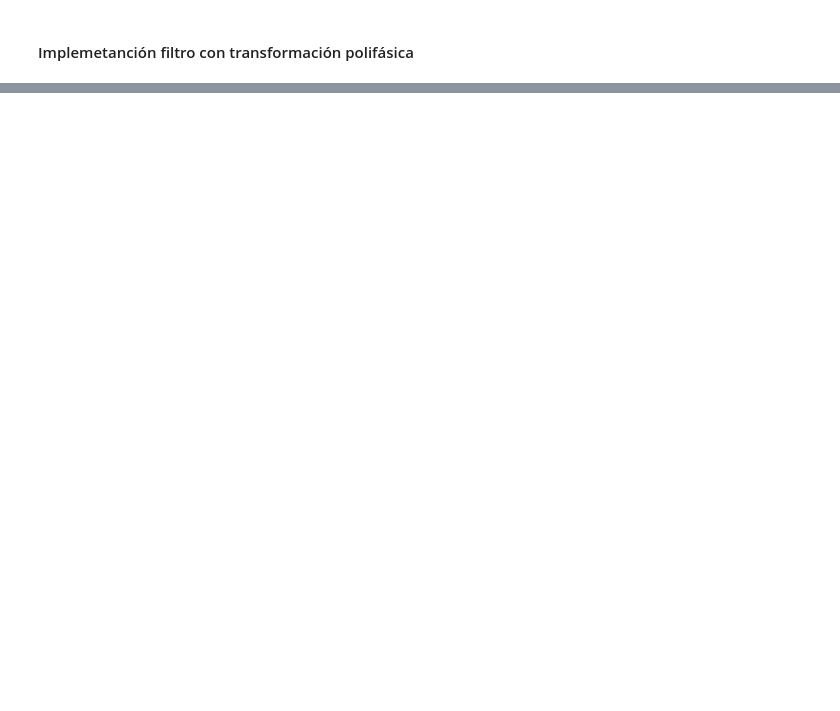
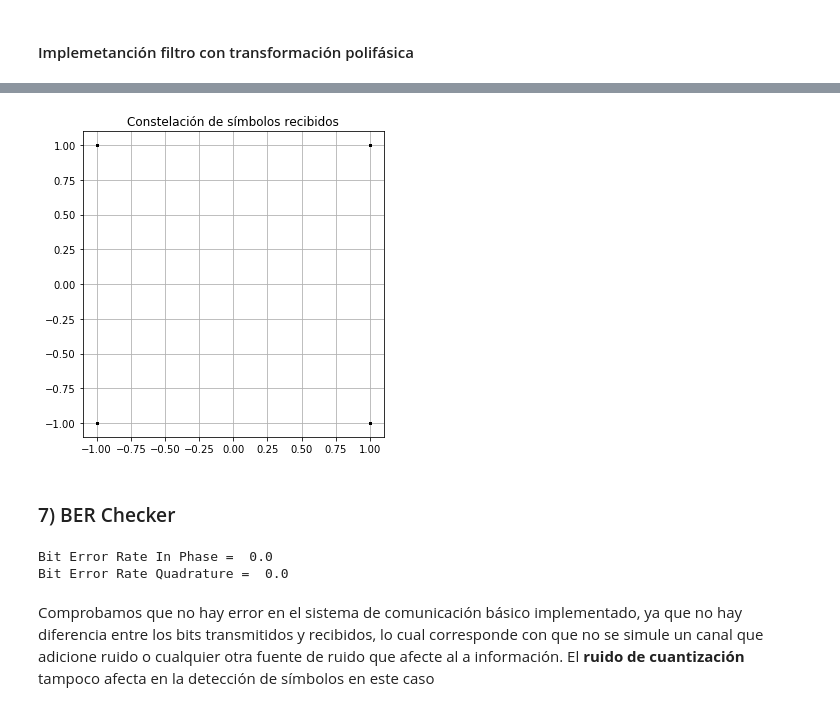
Before and after one commit to matias-dogliani/diseno_digital, a Jupyter notebook: Tp5/Ej2.ipynb, the cells around one changed output, grey strips where cells are left out. Cells and saved outputs as stored; diff of their text form; code cells hidden in the pictures; blank space fills up the shorter version.

```diff
--- a/Tp5/Ej2.ipynb
+++ b/Tp5/Ej2.ipynb
@@ -203,0 +348,5 @@ txSymbI =
+# %%
+def DownSampler(symbUp,N,To):
+    symb = np.zeros(len(symbUp), dtype = int)
+    symb = symbUp[To: :int(N)]
+    return symb
@@ -203,0 +362,43 @@ txSymbI =
+# %%
+akIhat = [(1 if value >=0 else -1) for value in rkI]
+akQhat = [(1 if value >=0 else -1) for value in rkQ]
+# %%
+To=1
+fig = plt.figure(figsize=[5,5])
+
+plt.plot(akIhat[100+To:len(akIhat)-(100-To):int(N)],
+        akQhat[100+To:len(akQhat)-(100-To):int(N)],
+        '.k',lw=2.0,markersize=4)
+plt.grid()
+plt.title("Constelación de símbolos recibidos")
+plt.tight_layout()
+# %% [output]
+[figure, added]
+# %% [markdown]
+### 7) BER Checker
+# %%
+ErrorI=0
+ErrorQ=0
+
+for i in range(int(Nsymb-1)):
+    if akI[i]!=akIhat[i]:
+        ErrorI=0
+    if akQ[i]!=akQhat[i]:
+        ErrorQ=0
+
+
+SERI = ErrorI/Nsymb
+SERQ = ErrorQ/Nsymb
+
+#Calculo de BER de forma simple, aproximada
+BERI = SERI * (1/np.log2(M))
+BERQ = SERQ * (1/np.log2(M))
+
+
+print("Bit Error Rate In Phase = ",BERI )
+print("Bit Error Rate Quadrature = ",BERQ )
+# %% [output]
+Bit Error Rate In Phase =  0.0
+Bit Error Rate Quadrature =  0.0
+# %% [markdown]
+Comprobamos que no hay error en el sistema de comunicación básico implementado, ya que no hay diferencia entre los bits transmitidos y recibidos, lo cual corresponde con que no se simule un canal que adicione ruido o cualquier otra fuente de ruido que afecte al a información. El **ruido de cuantización** tampoco afecta en la detección de símbolos en este caso
```
Also changed, not shown: parts of 18 cells of this notebook.
